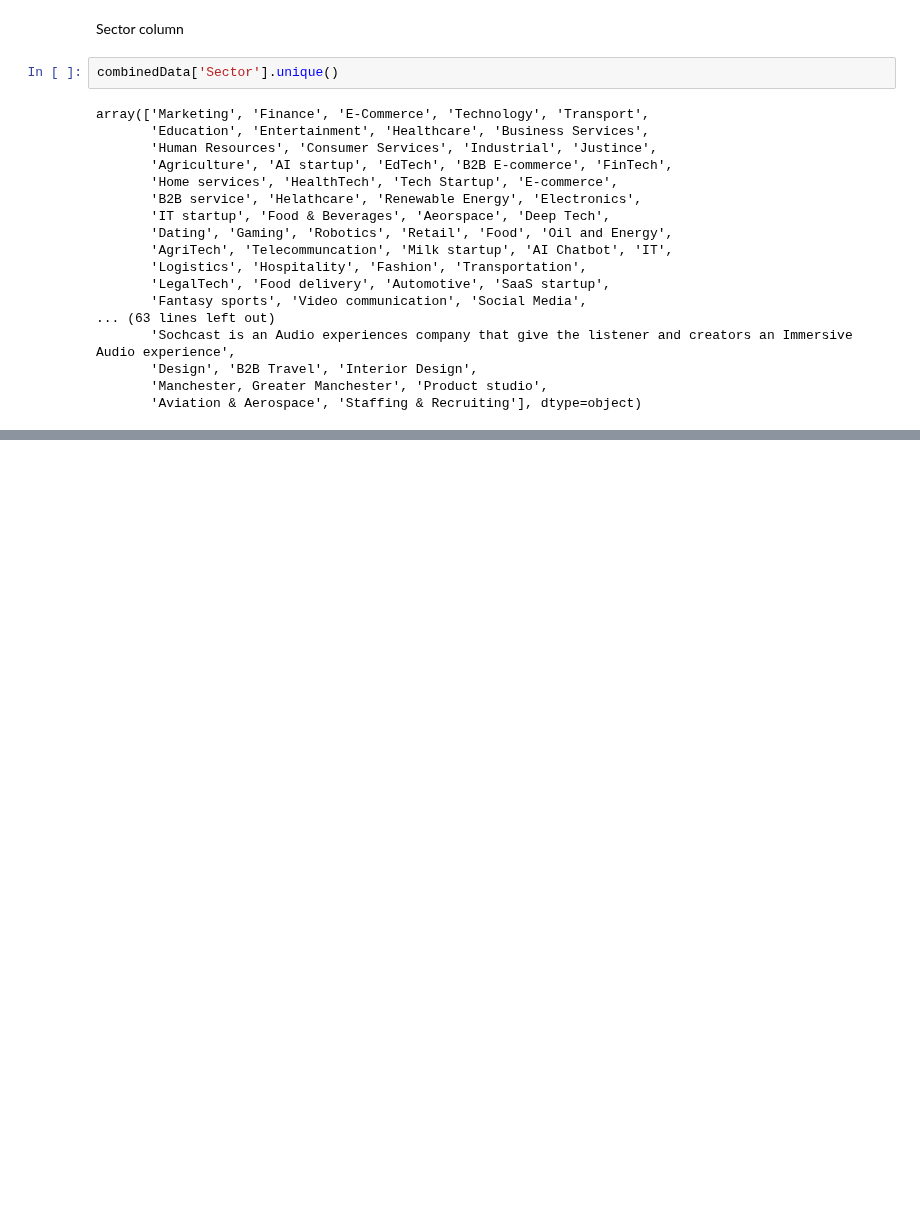
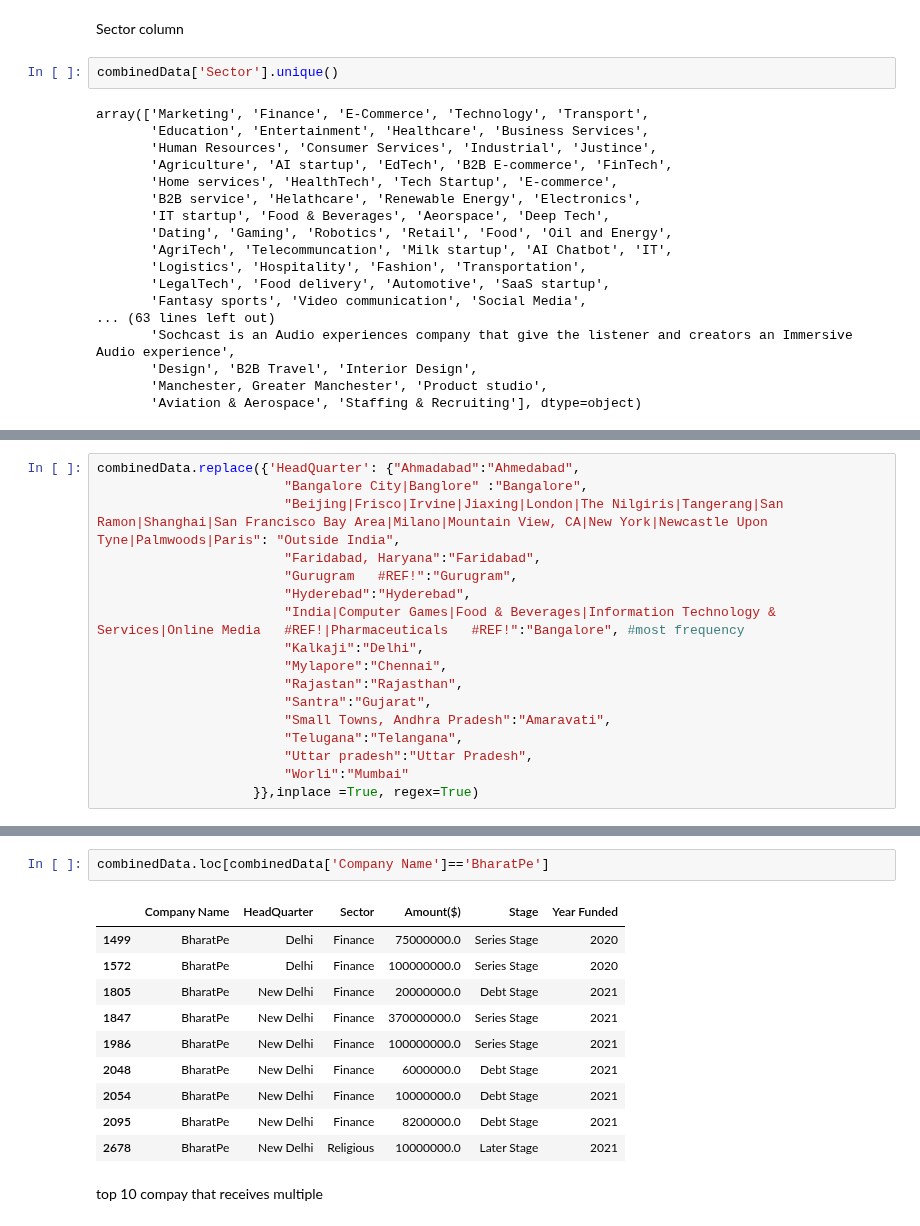
Before and after one commit to DelphinKdl/-Data-analysis-project-Data-Driven-Insights-for-Indian-Startup-Growth, a Jupyter notebook: India StartUp analysis 2018 -2021.ipynb, the cells around one changed output, grey strips where cells are left out. Saved outputs shown, nothing was run; the diff lists cells and outputs as text; blank space fills up the shorter version.

Commit message:
Clean one by one value in location od startuo for combineddata

```diff
--- a/India StartUp analysis 2018 -2021.ipynb
+++ b/India StartUp analysis 2018 -2021.ipynb
@@ -2536,0 +2591,17 @@ combinedData['Sector'].unique().tolist()
+# %%
+combinedData.replace({'HeadQuarter': {"Ahmadabad":"Ahmedabad",
+                        "Bangalore City|Banglore" :"Bangalore",
+                        "Beijing|Frisco|Irvine|Jiaxing|London|The Nilgiris|Tangerang|San Ramon|Shanghai|San Francisco Bay Area|Milano|Mountain View, CA|New York|Newcastle Upon Tyne|Palmwoods|Paris": "Outside India",
+                        "Faridabad, Haryana":"Faridabad",
+                        "Gurugram	#REF!":"Gurugram",
+                        "Hyderebad":"Hyderebad",
+                        "India|Computer Games|Food & Beverages|Information Technology & Services|Online Media	#REF!|Pharmaceuticals	#REF!":"Bangalore", #most frequency
+                        "Kalkaji":"Delhi",
+                        "Mylapore":"Chennai",
+                        "Rajastan":"Rajasthan",
+                        "Santra":"Gujarat",
+                        "Small Towns, Andhra Pradesh":"Amaravati",
+                        "Telugana":"Telangana",
+                        "Uttar pradesh":"Uttar Pradesh",
+                        "Worli":"Mumbai"
+                    }},inplace =True, regex=True)
@@ -2536,0 +2644,15 @@ combinedData['Sector'].unique().tolist()
+# %%
+combinedData.loc[combinedData['Company Name']=='BharatPe']
+# %% [output]
+|  | Company Name | HeadQuarter | Sector | Amount($) | Stage | Year Funded |
+| 1499 | BharatPe | Delhi | Finance | 75000000.0 | Series Stage | 2020 |
+| 1572 | BharatPe | Delhi | Finance | 100000000.0 | Series Stage | 2020 |
+| 1805 | BharatPe | New Delhi | Finance | 20000000.0 | Debt Stage | 2021 |
+| 1847 | BharatPe | New Delhi | Finance | 370000000.0 | Series Stage | 2021 |
+| 1986 | BharatPe | New Delhi | Finance | 100000000.0 | Series Stage | 2021 |
+| 2048 | BharatPe | New Delhi | Finance | 6000000.0 | Debt Stage | 2021 |
+| 2054 | BharatPe | New Delhi | Finance | 10000000.0 | Debt Stage | 2021 |
+| 2095 | BharatPe | New Delhi | Finance | 8200000.0 | Debt Stage | 2021 |
+| 2678 | BharatPe | New Delhi | Religious | 10000000.0 | Later Stage | 2021 |
+# %% [markdown]
+top 10 compay that receives multiple
```
Also changed, not shown: parts of 26 cells of this notebook.
